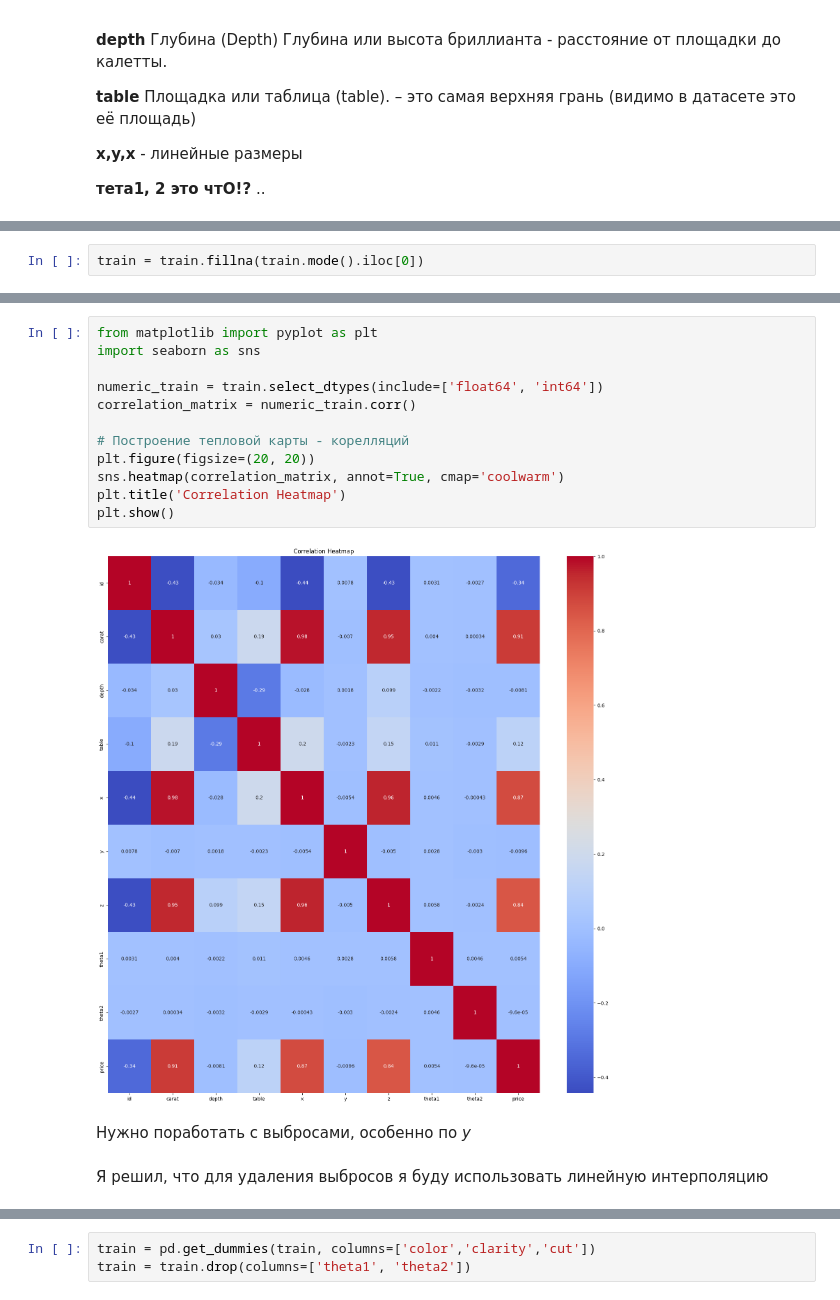
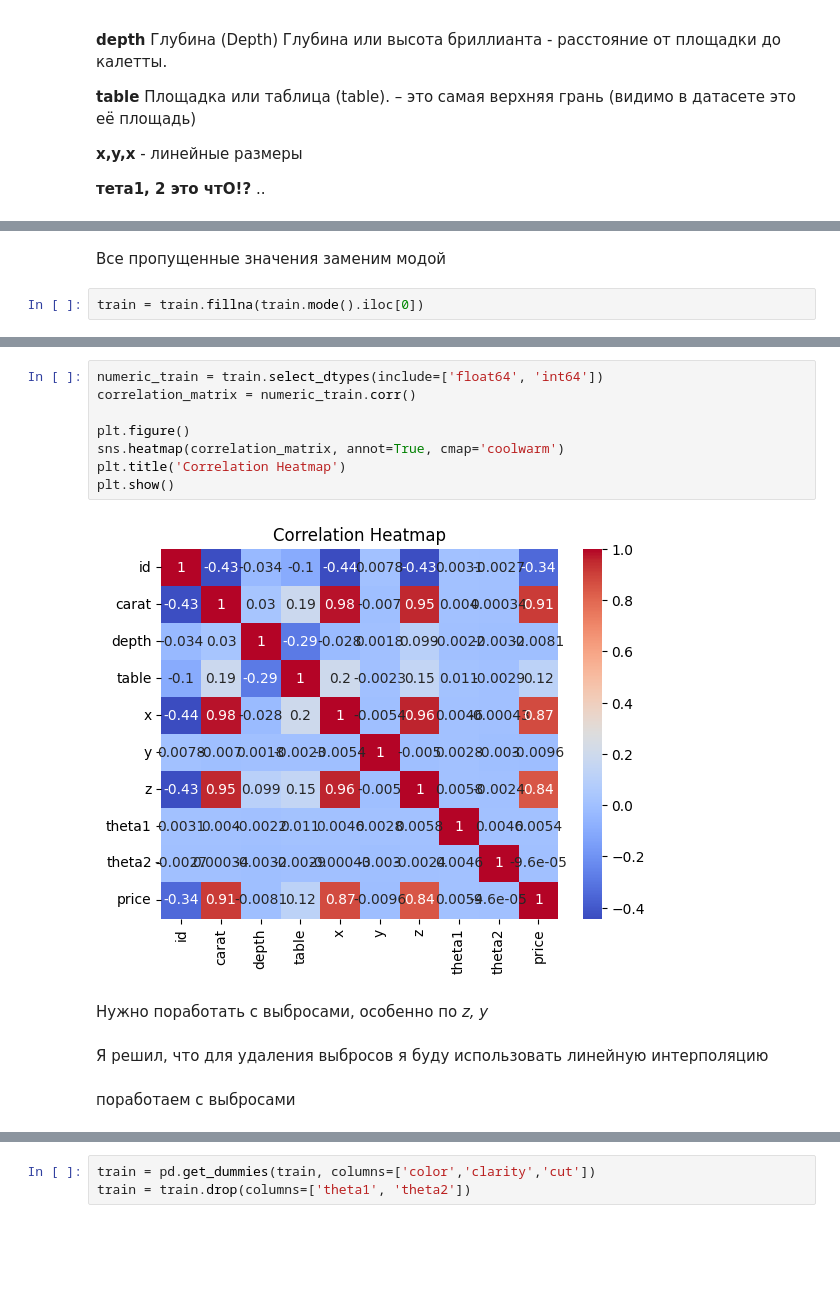
Before and after one commit to alexvilno/ML_LAB_1, a Jupyter notebook: lab_1.ipynb, the cells around one changed output, grey strips where cells are left out. Cells and saved outputs as stored; diff of their text form; blank space fills up the shorter version.

```diff
--- a/lab_1.ipynb
+++ b/lab_1.ipynb
@@ -107,6 +111,8 @@ theta1      0
 theta2      0
 price       0
 dtype: int64
+# %% [markdown]
+Все пропущенные значения заменим модой
 # %%
 train = train.fillna(train.mode().iloc[0])
 # %%
@@ -127,21 +133,19 @@ theta2     0
 price      0
 dtype: int64
 # %%
-from matplotlib import pyplot as plt
-import seaborn as sns
-
 numeric_train = train.select_dtypes(include=['float64', 'int64'])
 correlation_matrix = numeric_train.corr()
 
-# Построение тепловой карты - корелляций
-plt.figure(figsize=(20, 20))
+plt.figure()
 sns.heatmap(correlation_matrix, annot=True, cmap='coolwarm')
 plt.title('Correlation Heatmap')
 plt.show()
 # %% [output]
-[figure, old version]
+[figure, new version]
 # %% [markdown]
-Нужно поработать с выбросами, особенно по *y*
+Нужно поработать с выбросами, особенно по *z, y*
 # %% [markdown]
 Я решил, что для удаления выбросов я буду использовать линейную интерполяцию
+# %% [markdown]
+поработаем с выбросами
 # %%
```
Also changed, not shown: parts of 22 cells of this notebook.
